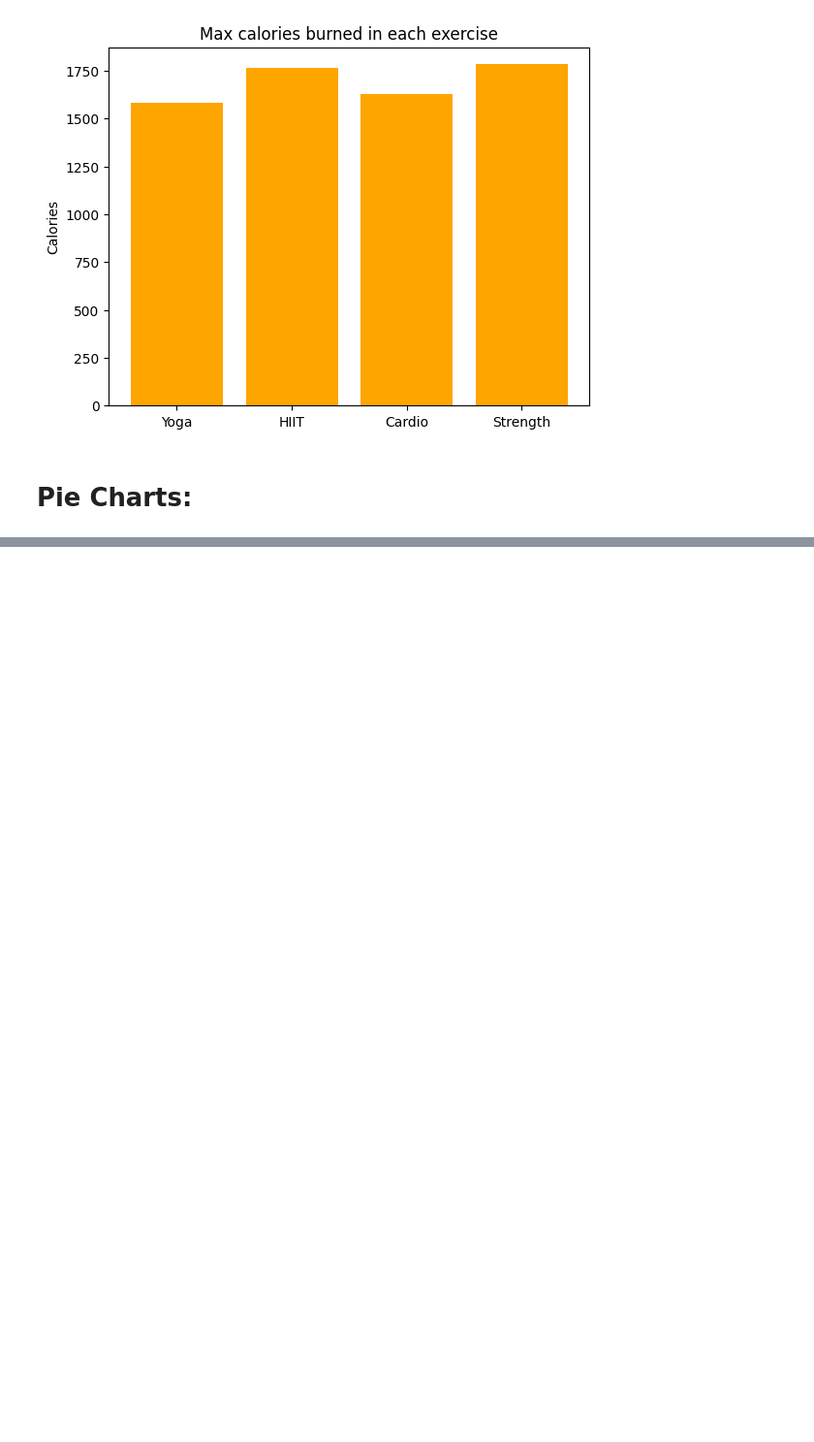
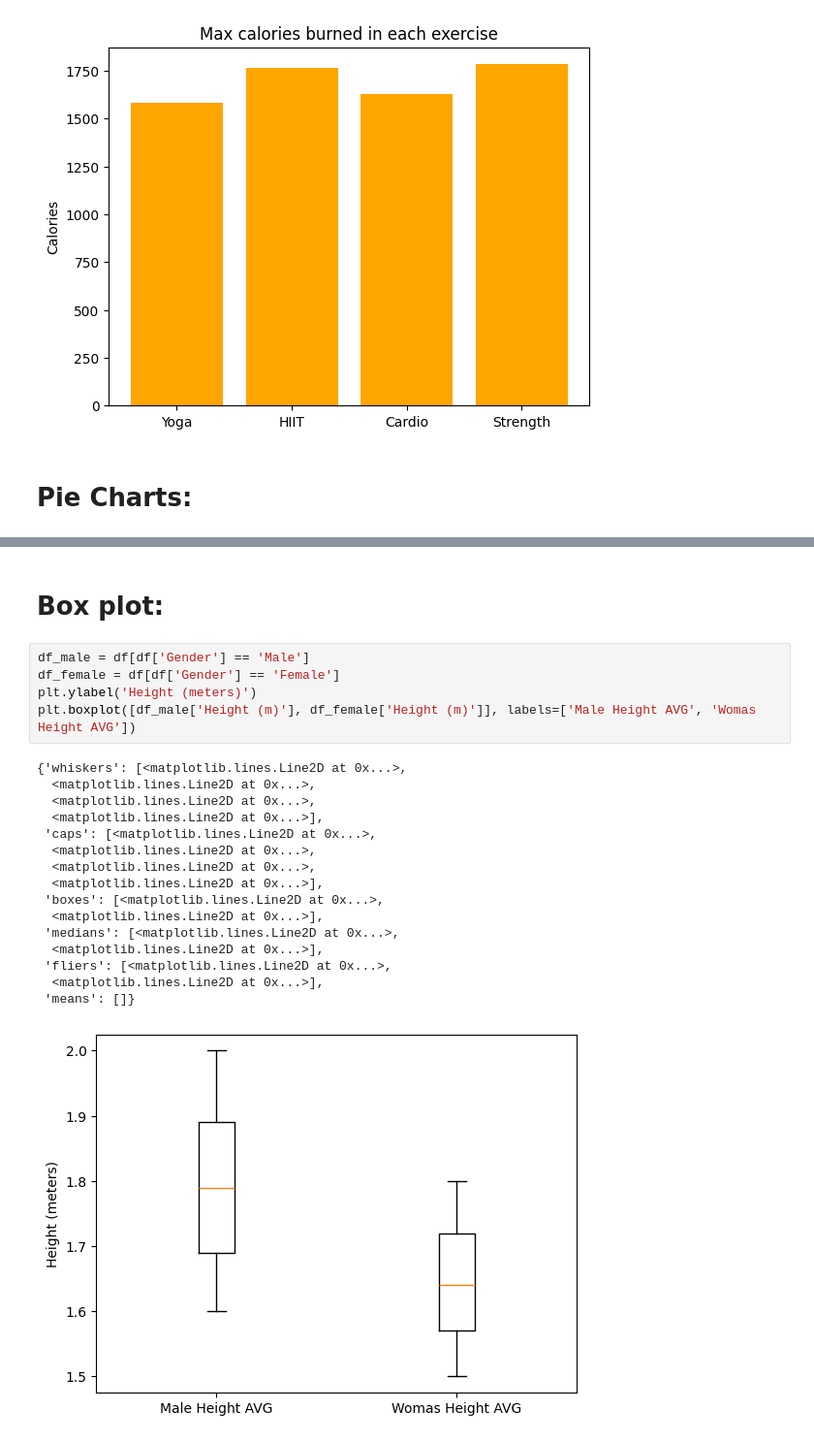
Before and after one commit to byshadowoz/Data_Science_Full_Basic, a Jupyter notebook: Visualization&Collection/Plots&Charts/Plots.ipynb, the cells around one changed output, grey strips where cells are left out. Shown at 97% size. Cells and saved outputs as stored; diff of their text form; blank space fills up the shorter version.

```diff
--- a/Visualization&Collection/Plots&Charts/Plots.ipynb
+++ b/Visualization&Collection/Plots&Charts/Plots.ipynb
@@ -212,0 +255,24 @@ plt.pie(x, labels=filter, autopct='%.2f%%', explode=[0.05,0.01,0.1,0.2,0])
+# %% [markdown]
+# Box plot:
+# %%
+df_male = df[df['Gender'] == 'Male']
+df_female = df[df['Gender'] == 'Female']
+plt.ylabel('Height (meters)')
+plt.boxplot([df_male['Height (m)'], df_female['Height (m)']], labels=['Male Height AVG', 'Womas Height AVG'])
+# %% [output]
+{'whiskers': [<matplotlib.lines.Line2D at 0x...>,
+  <matplotlib.lines.Line2D at 0x...>,
+  <matplotlib.lines.Line2D at 0x...>,
+  <matplotlib.lines.Line2D at 0x...>],
+ 'caps': [<matplotlib.lines.Line2D at 0x...>,
+  <matplotlib.lines.Line2D at 0x...>,
+  <matplotlib.lines.Line2D at 0x...>,
+  <matplotlib.lines.Line2D at 0x...>],
+ 'boxes': [<matplotlib.lines.Line2D at 0x...>,
+  <matplotlib.lines.Line2D at 0x...>],
+ 'medians': [<matplotlib.lines.Line2D at 0x...>,
+  <matplotlib.lines.Line2D at 0x...>],
+ 'fliers': [<matplotlib.lines.Line2D at 0x...>,
+  <matplotlib.lines.Line2D at 0x...>],
+ 'means': []}
+[figure, added]
```
Also changed, not shown: parts of 33 cells of this notebook.
